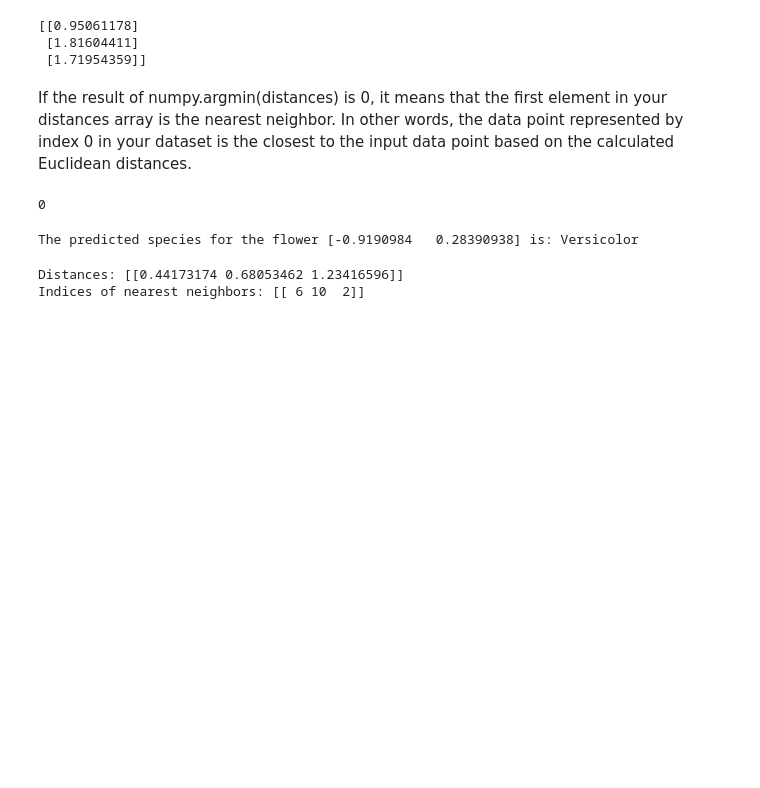
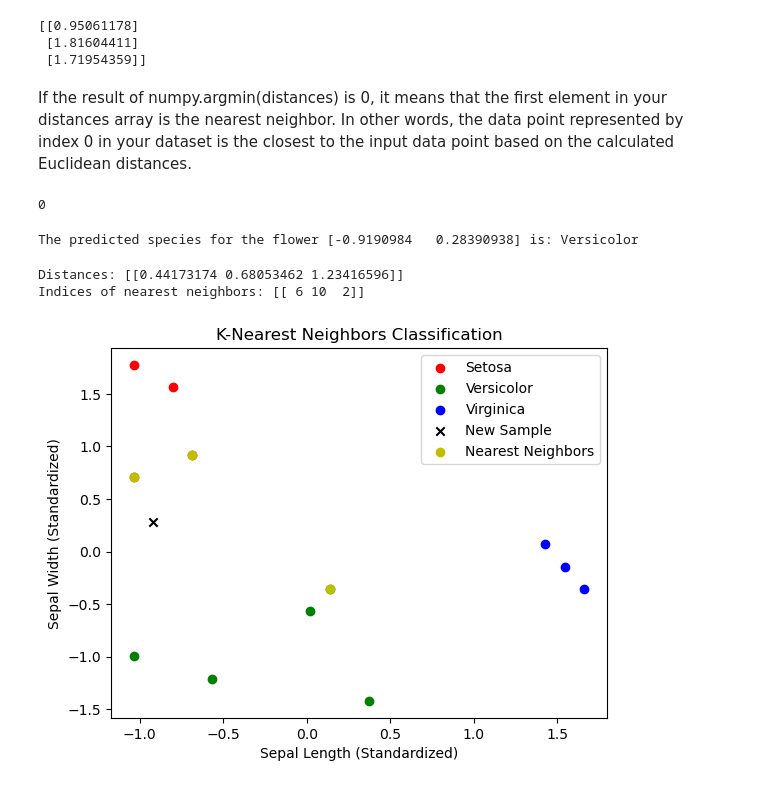
Before and after one commit to Tevingatheru/k-nn-flower-classifier, a Jupyter notebook: Flower classification by sepal.ipynb, the cells around one changed output. Saved outputs shown, nothing was run; the diff lists cells and outputs as text; code cells hidden in the pictures; blank space fills up the shorter version.

```diff
--- a/Flower classification by sepal.ipynb
+++ b/Flower classification by sepal.ipynb
@@ -29,5 +22,5 @@ For this step, data should be pre-processed into a csv file.
 # %%
 # read csv
-dataset = pandas.read_csv('resources/flowers.csv')
+dataset_df = pandas.read_csv('resources/flowers.csv')
 # %%
 # display table structure
@@ -66,10 +59,10 @@ Sepal Width     float64
 dtype: object
 # %%
 # Select the features (sepal length and sepal width)
-x = dataset.iloc[:, 0:2]
+x = dataset_df.iloc[:, 0:2]
 
 # Select the target variable (species)
-y = dataset.iloc[:, 2]
+y = dataset_df.iloc[:, 2]
 
 # Split the dataset into a training set and a test set
 x_train, x_test, y_train, y_test = train_test_split(x, y, random_state=42, test_size=0.2)
@@ -185,3 +178,24 @@ print("Indices of nearest neighbors:", indices)
 # %% [output]
 Distances: [[0.44173174 0.68053462 1.23416596]]
 Indices of nearest neighbors: [[ 6 10  2]]
+# %%
+import matplotlib.pyplot as plt
+
+# Plot the training data points
+plt.scatter(x_train[y_train == 'Setosa'][:, 0], x_train[y_train == 'Setosa'][:, 1], c='r', label='Setosa')
+plt.scatter(x_train[y_train == 'Versicolor'][:, 0], x_train[y_train == 'Versicolor'][:, 1], c='g', label='Versicolor')
+plt.scatter(x_train[y_train == 'Virginica'][:, 0], x_train[y_train == 'Virginica'][:, 1], c='b', label='Virginica')
+
+# Plot the new sample point
+plt.scatter(new_flower[:, 0], new_flower[:, 1], c='k', marker='x', label='New Sample')
+
+# Plot the nearest neighbors
+plt.scatter(x_train[indices[0], 0], x_train[indices[0], 1], c='y', marker='o', label='Nearest Neighbors')
+
+plt.xlabel('Sepal Length (Standardized)')
+plt.ylabel('Sepal Width (Standardized)')
+plt.title('K-Nearest Neighbors Classification')
+plt.legend()
+plt.show()
+# %% [output]
+[figure, added]
```
Also changed, not shown: parts of 8 cells of this notebook, 1 other file.
